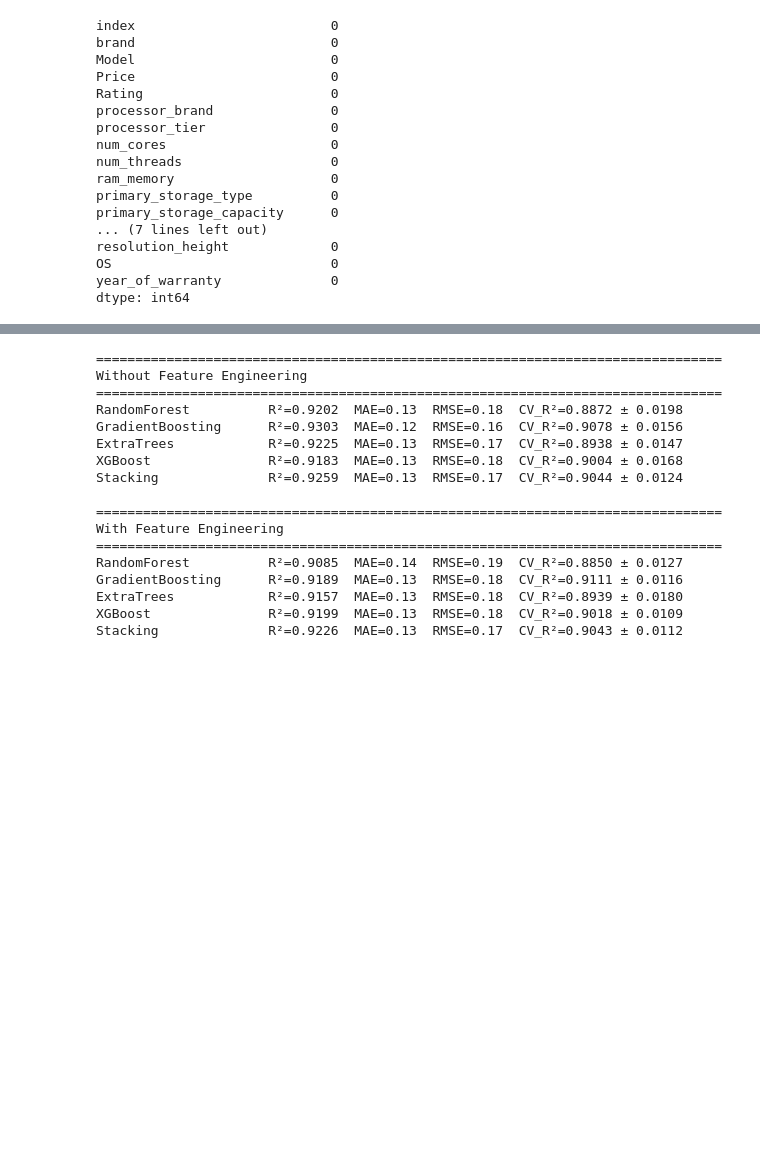
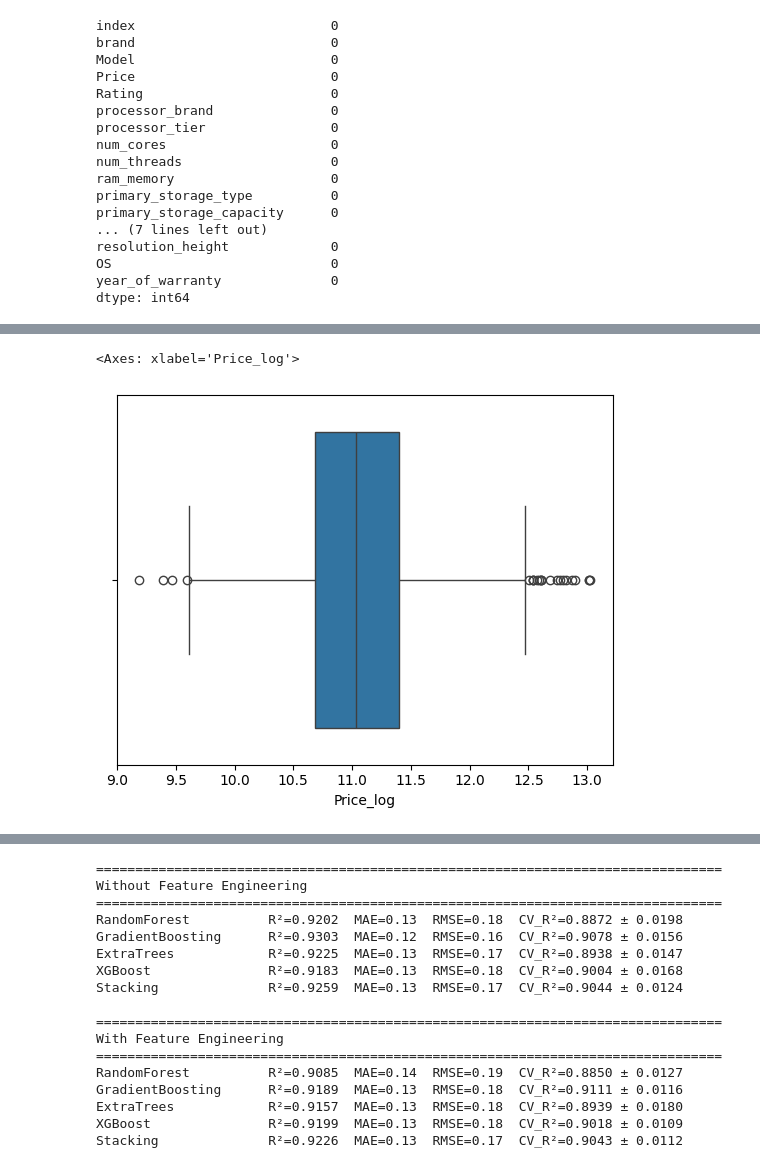
Before and after one commit to jasonsugianto/laptop-price-predictor, a Jupyter notebook: ml.ipynb, the cells around one changed output, grey strips where cells are left out. Saved outputs shown, nothing was run; the diff lists cells and outputs as text; code cells hidden in the pictures; blank space fills up the shorter version.

```diff
--- a/ml.ipynb
+++ b/ml.ipynb
@@ -99,3 +119,8 @@ df.describe()
+# %%
+sns.boxplot(x=df['Price_log'])
+# %% [output]
+<Axes: xlabel='Price_log'>
+[figure, added]
 # %%
 target_col = "Price"
 y = np.log1p(df[target_col])
```
Also changed, not shown: parts of 7 cells of this notebook.
